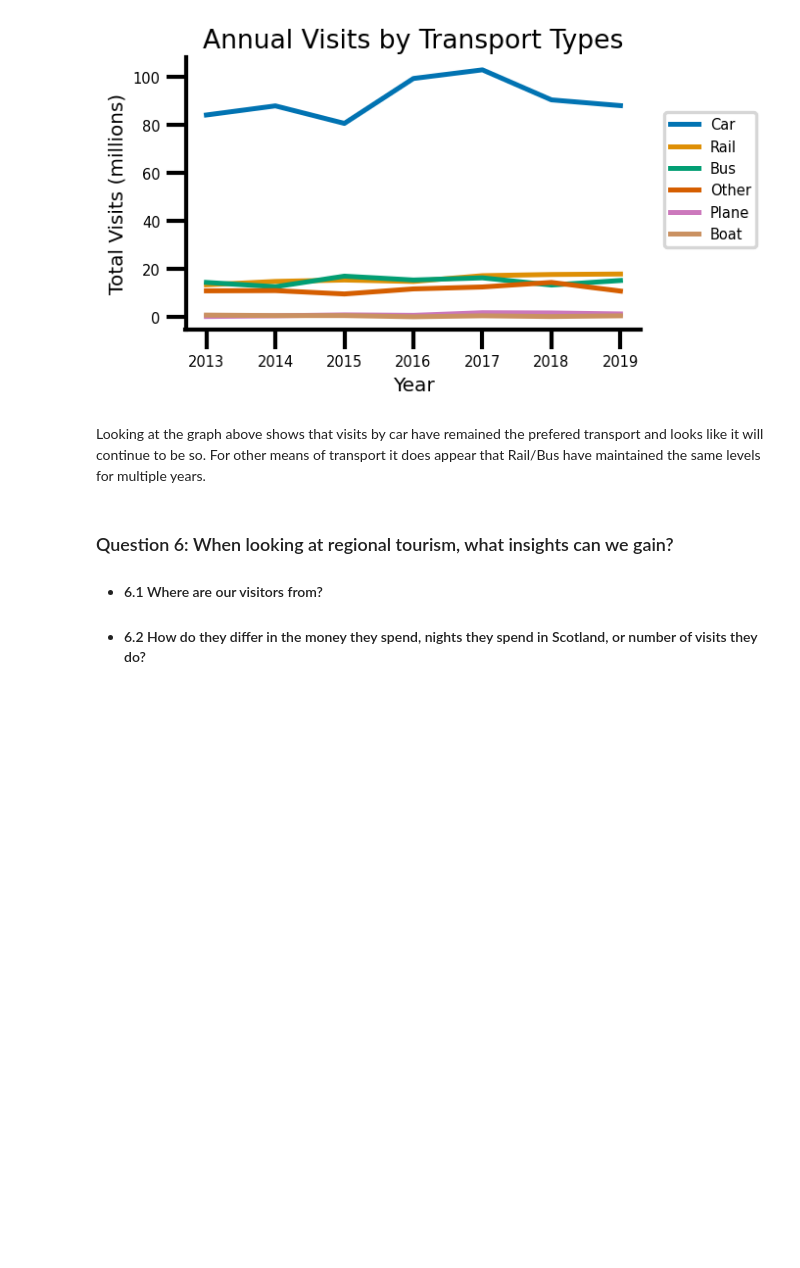
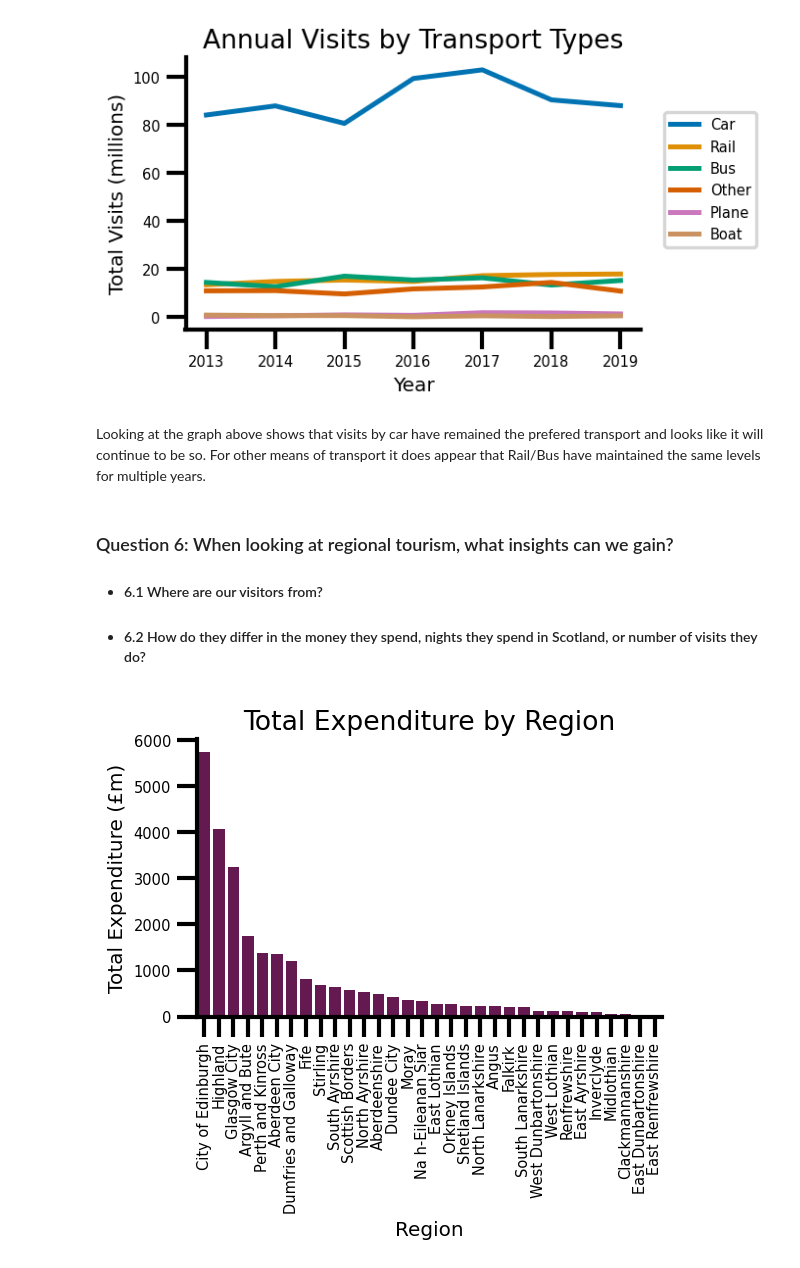
Before and after one commit to mjmarr/visit_scotland_final_project, a Jupyter notebook: Analysis.ipynb, the cells around one changed output. Saved outputs shown, nothing was run; the diff lists cells and outputs as text; code cells hidden in the pictures; blank space fills up the shorter version.

```diff
--- a/Analysis.ipynb
+++ b/Analysis.ipynb
@@ -621,3 +622,46 @@ Looking at the graph above shows that visits by car have remained the prefered t
 ### Question 6: When looking at regional tourism, what insights can we gain?
  - #### 6.1 Where are our visitors from?
  - #### 6.2 How do they differ in the money they spend, nights they spend in Scotland, or number of visits they do?
+# %%
+#data for graphs
+# expenditure by region
+q6_tourism_region_exp = (
+    regional_tourism.query("featurecode != 'S92000003' & breakdown_of_domestic_tourism == 'Expenditure' & region_of_residence == 'All of GB'")
+    .groupby(['region_of_residence','region_name'])
+    .value
+    .sum()
+    .sort_values(ascending=False)
+    .reset_index(name = 'total_expenditure')
+    .copy()
+)
+
+#visits by region
+q6_tourism_region_visit = (
+    regional_tourism.query("featurecode != 'S92000003' & breakdown_of_domestic_tourism == 'Visits' & region_of_residence == 'All of GB'")
+    .groupby(['region_of_residence','region_name'])
+    .value
+    .sum()
+    .sort_values(ascending=False)
+    .reset_index(name = 'total_visits')
+    .copy()
+)
+
+#nights by region
+q6_tourism_region_nights = (
+    regional_tourism.query("featurecode != 'S92000003' & breakdown_of_domestic_tourism == 'Nights' & region_of_residence == 'All of GB'")
+    .groupby(['region_of_residence','region_name'])
+    .value
+    .sum()
+    .sort_values(ascending=False)
+    .reset_index(name = 'total_nights')
+    .copy()
+)
+# %%
+sns.barplot(data = q6_tourism_region_exp, x='region_name', y='total_expenditure', color='#700e57')
+sns.despine()
+plt.xlabel("Region", fontsize = 12)
+plt.ylabel("Total Expenditure (£m)" , fontsize = 12)
+plt.title('Total Expenditure by Region' , fontsize = 16)
+plt.xticks(rotation = 90);
+# %% [output]
+[figure, added]
```
Also changed, not shown: parts of 14 cells of this notebook.
